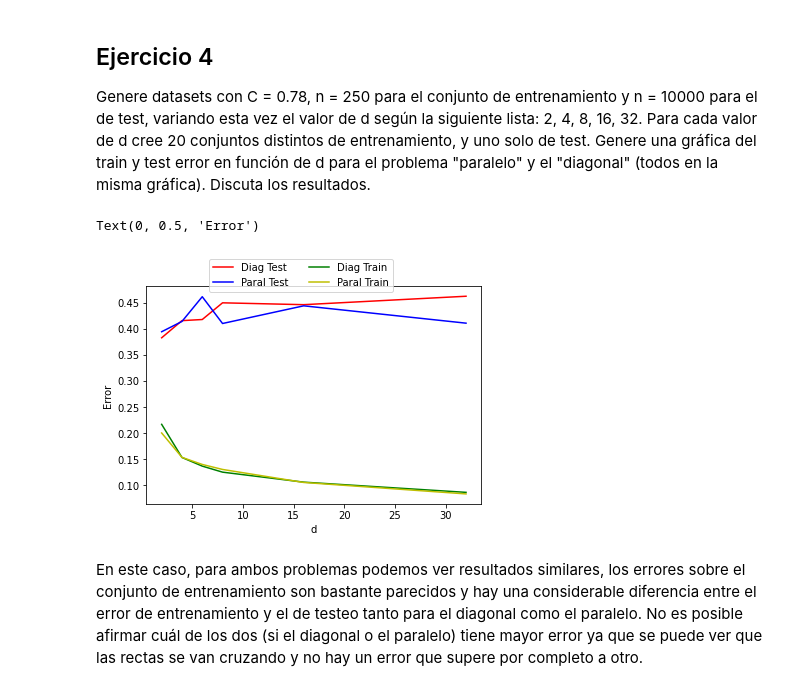
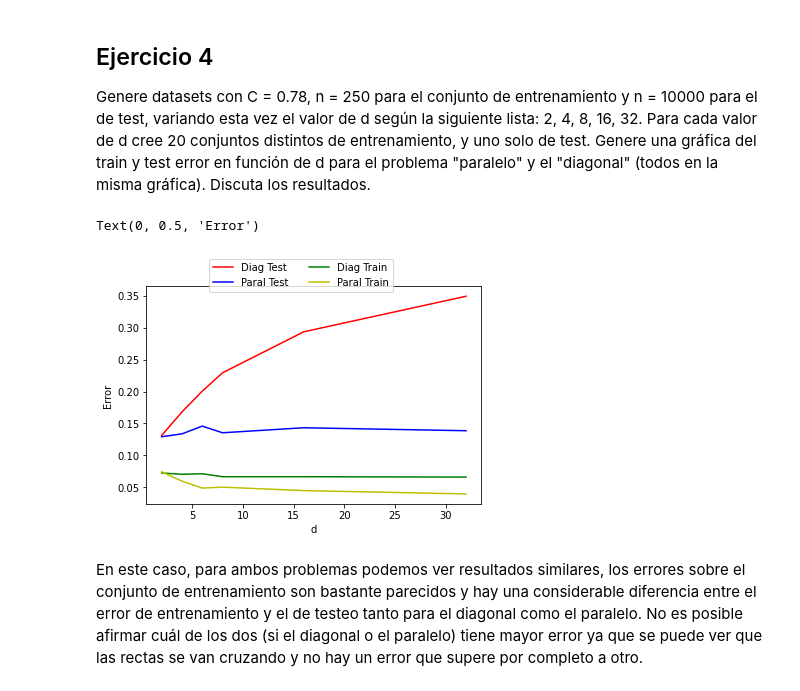
Before and after one commit to natimellino/IAA, a Jupyter notebook: TP1/ArbolesDecision.ipynb, the cells around one changed output. Drawn from its saved outputs; the diff is of its cells as text; code cells hidden in the pictures.

```diff
--- a/TP1/ArbolesDecision.ipynb
+++ b/TP1/ArbolesDecision.ipynb
@@ -578,8 +578,8 @@ for d in ds:
         test_set_b = test_b.loc[ : , cols ]
         y_test_set_b = test_b.loc[:, 'Class']
         # Generamos el conjunto de entrenamiento
-        train_set_a = generate_dataframe_a(d = d, n = 250, C = c)
-        train_set_b = generate_dataframe_b(d = d, n = 250, C = c)
+        train_set_a = generate_dataframe_a(d = d, n = 250, C = 0.78)
+        train_set_b = generate_dataframe_b(d = d, n = 250, C = 0.78)
 
         # Creamos el árbol y lo entrenamos
         Xtrain_a, ytrain_a = train_set_a.loc[ : , cols ], train_set_a.loc[:, 'Class']
@@ -614,34 +614,34 @@ df_b = pd.DataFrame({})
 df_b['d'] = dd
 df_b['Test Error'] = test_errors_b
 df_b['Train Error'] = train_errors_b
 
 # Agrupamos y calculamos el promedio de error para cada valor de C
 mean_test_error_a = df_a.groupby('d')['Test Error'].mean().to_numpy()
 mean_test_error_b = df_b.groupby('d')['Test Error'].mean().to_numpy()
 mean_train_error_a = df_a.groupby('d')['Train Error'].mean().to_numpy()
 mean_train_error_b = df_b.groupby('d')['Train Error'].mean().to_numpy()
 # Guardamos los resultados obtenidos en los dataframes
 error_df_a = pd.DataFrame({})
 error_df_a['d'] = ds
 error_df_a['Test Error'] = mean_test_error_a
 error_df_a['Train Error'] = mean_train_error_a
 
 error_df_b = pd.DataFrame({})
 error_df_b['d'] = ds
 error_df_b['Test Error'] = mean_test_error_b
 error_df_b['Train Error'] = mean_train_error_b
 
 # Graficamos
 plt.plot(error_df_a['d'], error_df_a['Test Error'], 'r')
 plt.plot(error_df_b['d'], error_df_b['Test Error'], 'b')
 plt.plot(error_df_a['d'], error_df_a['Train Error'], 'g')
 plt.plot(error_df_b['d'], error_df_b['Train Error'], 'y')
 plt.legend(['Diag Test', 'Paral Test', 'Diag Train', 'Paral Train'], bbox_to_anchor=(0.75, 1.15), ncol=2)
 plt.xlabel('d')
 plt.ylabel('Error')
 # %% [output]
 Text(0, 0.5, 'Error')
-[figure, old version]
+[figure, new version]
 # %% [markdown]
 En este caso, para ambos problemas podemos ver resultados similares, los errores sobre el conjunto de entrenamiento son bastante parecidos y hay una considerable diferencia entre el error de entrenamiento y el de testeo tanto para el diagonal como el paralelo. No es posible afirmar cuál de los dos (si el diagonal o el paralelo) tiene mayor error ya que se puede ver que las rectas se van cruzando y no hay un error que supere por completo a otro.
 # %% [markdown]
```
Also changed, not shown: parts of 6 cells of this notebook, 2 other files.
